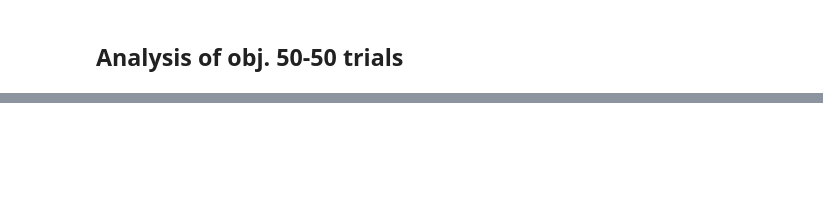
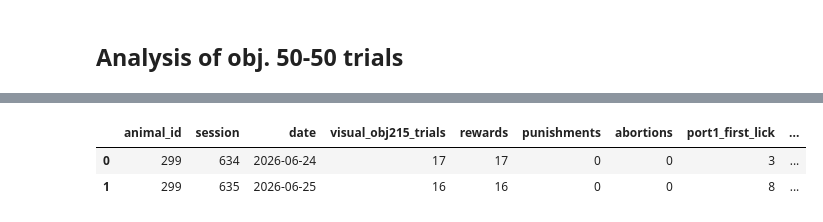
Before and after one commit to GratsakisA/multimodal_analysis, a Jupyter notebook: multimodal_analysis.ipynb, the cells around one changed output, grey strips where cells are left out. Cells and saved outputs as stored; diff of their text form; code cells hidden in the pictures; blank space fills up the shorter version.

```diff
--- a/multimodal_analysis.ipynb
+++ b/multimodal_analysis.ipynb
@@ -332,0 +176,11 @@ plot_df = (
+# %%
+# Print details in visual trials with object 215 across sessions
+# Parameters: animal_id (int), session (dict)
+# Output: animal_id, session, date, multi_obj215_trials, visual performance, rewarded, punished and aborted trials
+# port1_first_lick: number of trials with first lick in port 1
+# port2_first_lick: number of trials with first lick in port 2
+obj215_trials.get_visual_trials_summary(animal_id,from_session,to_session,manual_exclusion_sessions,difficulty)
+# %% [output]
+|  | animal_id | session | date | visual_obj215_trials | rewards | punishments | abortions | port1_first_lick | ... |
+| 0 | 299 | 634 | 2026-06-24 | 17 | 17 | 0 | 0 | 3 | ... |
+| 1 | 299 | 635 | 2026-06-25 | 16 | 16 | 0 | 0 | 8 | ... |
```
Also changed, not shown: parts of 15 cells of this notebook, 1 other file.
